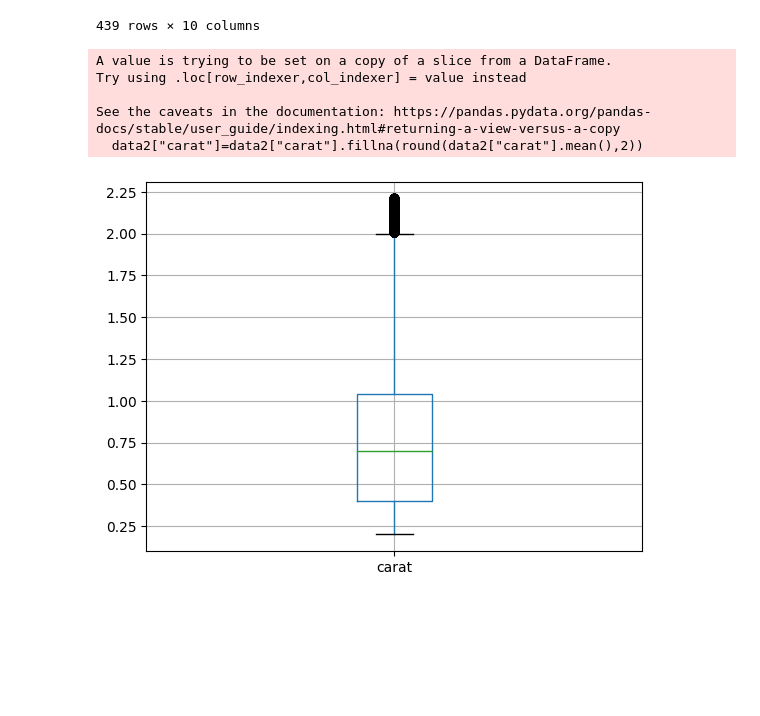
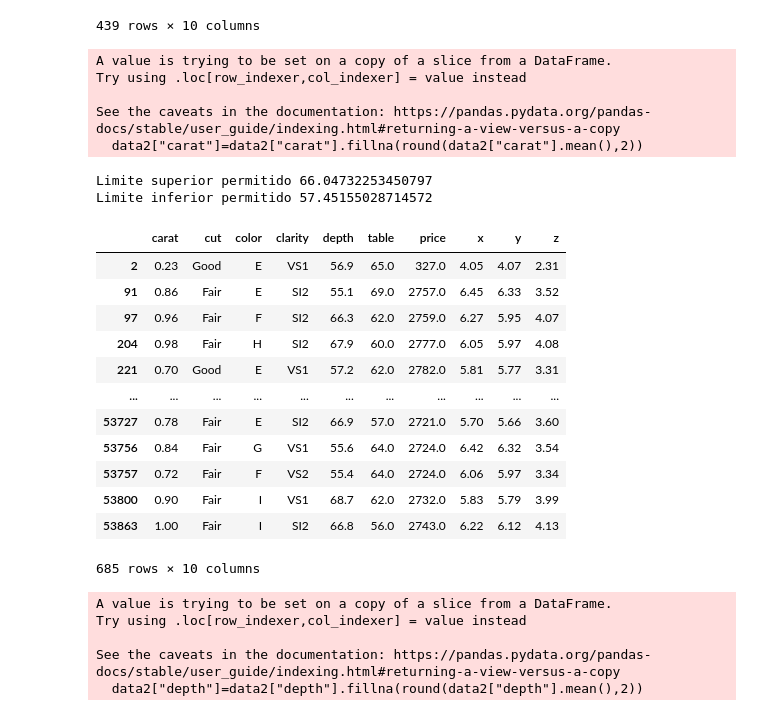
Before and after one commit to rodrigoruizteodoro/Actividad-1, a Jupyter notebook: Actividad1.ipynb, the cells around one changed output. Drawn from its saved outputs; the diff is of its cells as text; code cells hidden in the pictures; blank space fills up the shorter version.

```diff
--- a/Actividad1.ipynb
+++ b/Actividad1.ipynb
@@ -104,14 +113,49 @@ Limite inferior permitido -0.6240898417198061
 | 27749 | 2.29 | Premium | I | VS2 | 60.8 | 60.0 | 18823.0 | 8.50 | 8.47 | 5.16 |
 439 rows × 10 columns
 # %%
+#Creamos un nuevo dataframe con los valores ya sustituidos
 data2=data[(y<=Limite_Superior)&(y>=Limite_Inferior)]
 data2["carat"]=data2["carat"].fillna(round(data2["carat"].mean(),2))
-
-boxplot = data2.boxplot(column=['carat'])
 # %% [output]
 A value is trying to be set on a copy of a slice from a DataFrame.
 Try using .loc[row_indexer,col_indexer] = value instead
 
 See the caveats in the documentation: https://pandas.pydata.org/pandas-docs/stable/user_guide/indexing.html#returning-a-view-versus-a-copy
   data2["carat"]=data2["carat"].fillna(round(data2["carat"].mean(),2))
-[figure, removed]
+# %%
+#depth
+
+y2=data["depth"]
+Limite_Superior2= y2.mean() + 3*y2.std()
+Limite_Inferior2= y2.mean() - 3*y2.std()
+print("Limite superior permitido", Limite_Superior2)
+print("Limite inferior permitido", Limite_Inferior2)
+
+#Encontramos Ouliers
+outliers_depth= data[(y2>Limite_Superior2)|(y2<Limite_Inferior2)]
+outliers_depth
+# %% [output]
+Limite superior permitido 66.04732253450797
+Limite inferior permitido 57.45155028714572
+|  | carat | cut | color | clarity | depth | table | price | x | y | z |
+| 2 | 0.23 | Good | E | VS1 | 56.9 | 65.0 | 327.0 | 4.05 | 4.07 | 2.31 |
+| 91 | 0.86 | Fair | E | SI2 | 55.1 | 69.0 | 2757.0 | 6.45 | 6.33 | 3.52 |
+| 97 | 0.96 | Fair | F | SI2 | 66.3 | 62.0 | 2759.0 | 6.27 | 5.95 | 4.07 |
+| 204 | 0.98 | Fair | H | SI2 | 67.9 | 60.0 | 2777.0 | 6.05 | 5.97 | 4.08 |
+| 221 | 0.70 | Good | E | VS1 | 57.2 | 62.0 | 2782.0 | 5.81 | 5.77 | 3.31 |
+| ... | ... | ... | ... | ... | ... | ... | ... | ... | ... | ... |
+| 53727 | 0.78 | Fair | E | SI2 | 66.9 | 57.0 | 2721.0 | 5.70 | 5.66 | 3.60 |
+| 53756 | 0.84 | Fair | G | VS1 | 55.6 | 64.0 | 2724.0 | 6.42 | 6.32 | 3.54 |
+| 53757 | 0.72 | Fair | F | VS2 | 55.4 | 64.0 | 2724.0 | 6.06 | 5.97 | 3.34 |
+| 53800 | 0.90 | Fair | I | VS1 | 68.7 | 62.0 | 2732.0 | 5.83 | 5.79 | 3.99 |
+| 53863 | 1.00 | Fair | I | SI2 | 66.8 | 56.0 | 2743.0 | 6.22 | 6.12 | 4.13 |
+685 rows × 10 columns
+# %%
+data2=data[(y2<=Limite_Superior2)&(y2>=Limite_Inferior2)]
+data2["depth"]=data2["depth"].fillna(round(data2["depth"].mean(),2))
+# %% [output]
+A value is trying to be set on a copy of a slice from a DataFrame.
+Try using .loc[row_indexer,col_indexer] = value instead
+
+See the caveats in the documentation: https://pandas.pydata.org/pandas-docs/stable/user_guide/indexing.html#returning-a-view-versus-a-copy
+  data2["depth"]=data2["depth"].fillna(round(data2["depth"].mean(),2))
```
Also changed, not shown: parts of 16 cells of this notebook.
